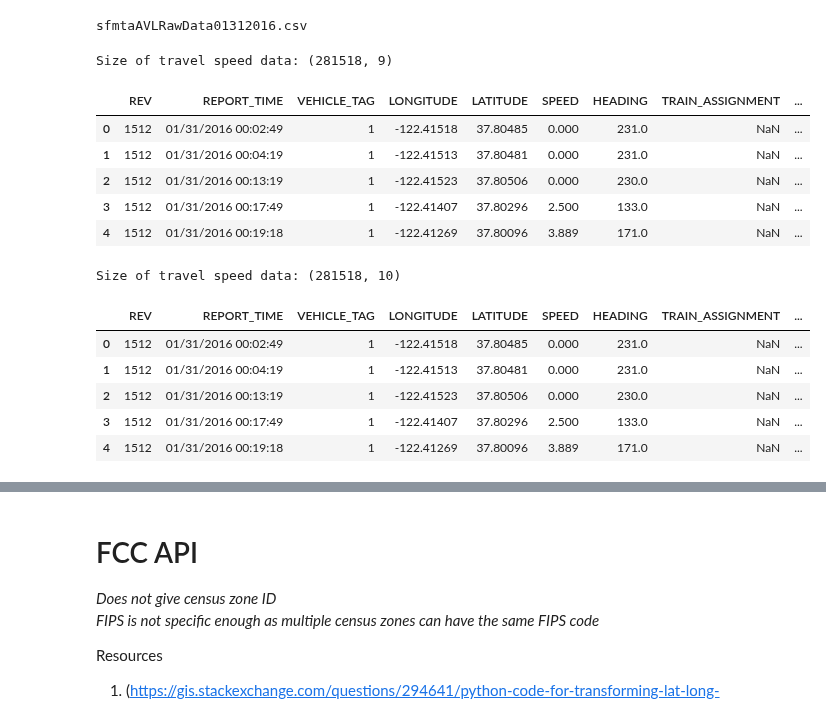
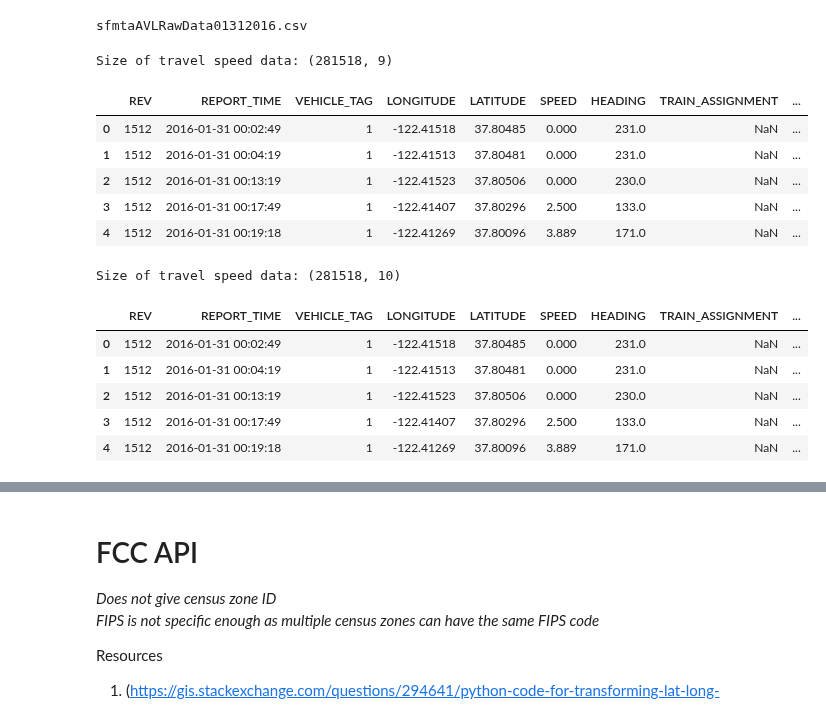
Before and after one commit to sakoki/Rushhour, a Jupyter notebook: code/region_mapper.ipynb, the cells around one changed output, grey strips where cells are left out. Saved outputs shown, nothing was run; the diff lists cells and outputs as text; code cells hidden in the pictures.

```diff
--- a/code/region_mapper.ipynb
+++ b/code/region_mapper.ipynb
@@ -178,17 +178,20 @@ def file_cleaner(input_dir, output_dir, file_name):
 file_cleaner(data_intput, data_output, file_name)
 # %%
 # Test load travel data
-traffic = pd.read_csv(data_output+file_name, dtype={'REPORT_TIME': str})
+dateparse = lambda dates: [pd.datetime.strptime(d, '%m/%d/%Y %H:%M:%S') for d in dates]
+traffic = pd.read_csv(data_output+file_name, parse_dates=['REPORT_TIME'], date_parser=dateparse)
+
+# traffic = pd.read_csv(data_output+file_name, dtype={'REPORT_TIME': str})
 print('Size of travel speed data: {}'.format(traffic.shape))
 traffic.head()
 # %% [output]
 Size of travel speed data: (281518, 9)
 |  | REV | REPORT_TIME | VEHICLE_TAG | LONGITUDE | LATITUDE | SPEED | HEADING | TRAIN_ASSIGNMENT | ... |
-| 0 | 1512 | 01/31/2016 00:02:49 | 1 | -122.41518 | 37.80485 | 0.000 | 231.0 | NaN | ... |
-| 1 | 1512 | 01/31/2016 00:04:19 | 1 | -122.41513 | 37.80481 | 0.000 | 231.0 | NaN | ... |
-| 2 | 1512 | 01/31/2016 00:13:19 | 1 | -122.41523 | 37.80506 | 0.000 | 230.0 | NaN | ... |
-| 3 | 1512 | 01/31/2016 00:17:49 | 1 | -122.41407 | 37.80296 | 2.500 | 133.0 | NaN | ... |
-| 4 | 1512 | 01/31/2016 00:19:18 | 1 | -122.41269 | 37.80096 | 3.889 | 171.0 | NaN | ... |
+| 0 | 1512 | 2016-01-31 00:02:49 | 1 | -122.41518 | 37.80485 | 0.000 | 231.0 | NaN | ... |
+| 1 | 1512 | 2016-01-31 00:04:19 | 1 | -122.41513 | 37.80481 | 0.000 | 231.0 | NaN | ... |
+| 2 | 1512 | 2016-01-31 00:13:19 | 1 | -122.41523 | 37.80506 | 0.000 | 230.0 | NaN | ... |
+| 3 | 1512 | 2016-01-31 00:17:49 | 1 | -122.41407 | 37.80296 | 2.500 | 133.0 | NaN | ... |
+| 4 | 1512 | 2016-01-31 00:19:18 | 1 | -122.41269 | 37.80096 | 3.889 | 171.0 | NaN | ... |
 # %%
 # Convert pandas to geopandas
 geom = traffic.apply(lambda x: Point(x['LONGITUDE'], x['LATITUDE']), axis=1)
@@ -199,11 +202,11 @@ traffic.head()
 # %% [output]
 Size of travel speed data: (281518, 10)
 |  | REV | REPORT_TIME | VEHICLE_TAG | LONGITUDE | LATITUDE | SPEED | HEADING | TRAIN_ASSIGNMENT | ... |
-| 0 | 1512 | 01/31/2016 00:02:49 | 1 | -122.41518 | 37.80485 | 0.000 | 231.0 | NaN | ... |
-| 1 | 1512 | 01/31/2016 00:04:19 | 1 | -122.41513 | 37.80481 | 0.000 | 231.0 | NaN | ... |
-| 2 | 1512 | 01/31/2016 00:13:19 | 1 | -122.41523 | 37.80506 | 0.000 | 230.0 | NaN | ... |
-| 3 | 1512 | 01/31/2016 00:17:49 | 1 | -122.41407 | 37.80296 | 2.500 | 133.0 | NaN | ... |
-| 4 | 1512 | 01/31/2016 00:19:18 | 1 | -122.41269 | 37.80096 | 3.889 | 171.0 | NaN | ... |
+| 0 | 1512 | 2016-01-31 00:02:49 | 1 | -122.41518 | 37.80485 | 0.000 | 231.0 | NaN | ... |
+| 1 | 1512 | 2016-01-31 00:04:19 | 1 | -122.41513 | 37.80481 | 0.000 | 231.0 | NaN | ... |
+| 2 | 1512 | 2016-01-31 00:13:19 | 1 | -122.41523 | 37.80506 | 0.000 | 230.0 | NaN | ... |
+| 3 | 1512 | 2016-01-31 00:17:49 | 1 | -122.41407 | 37.80296 | 2.500 | 133.0 | NaN | ... |
+| 4 | 1512 | 2016-01-31 00:19:18 | 1 | -122.41269 | 37.80096 | 3.889 | 171.0 | NaN | ... |
 # %%
 # Join with census data
 # 'op' - operation | specify 'within' because we want our zip ponts
```
Also changed, not shown: parts of 7 cells of this notebook, 3 other files.
